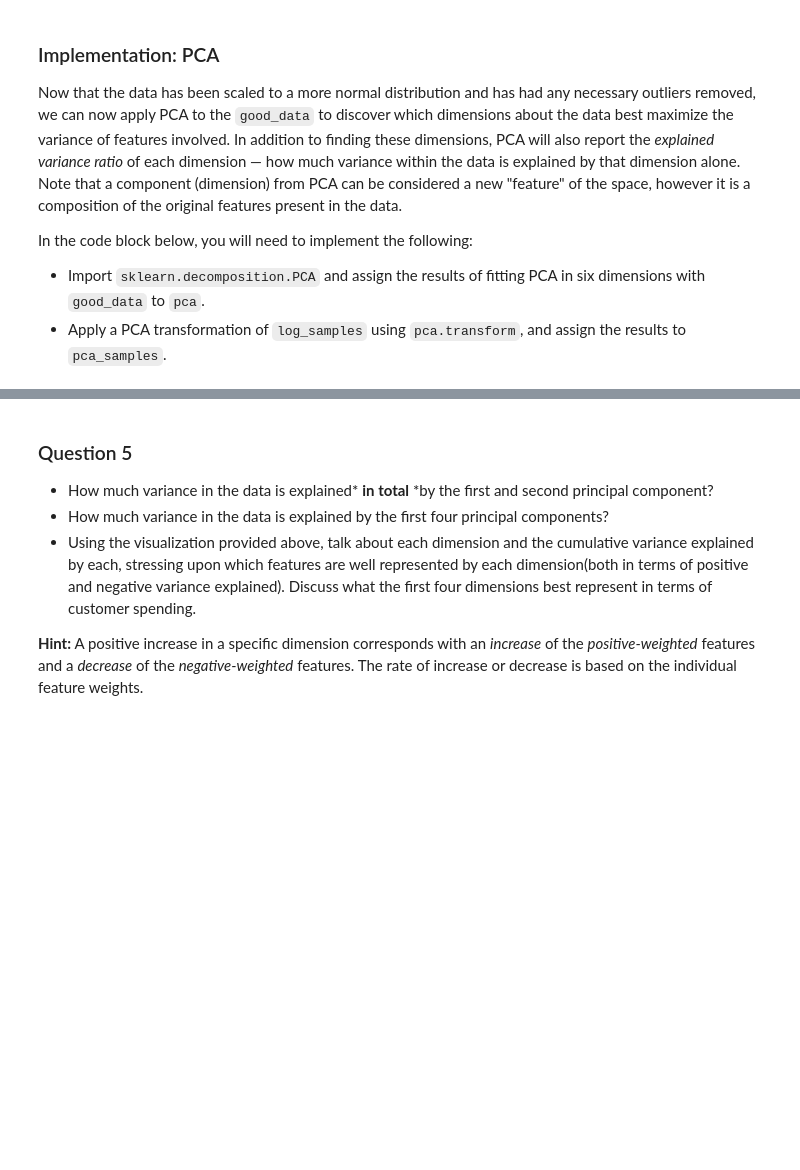
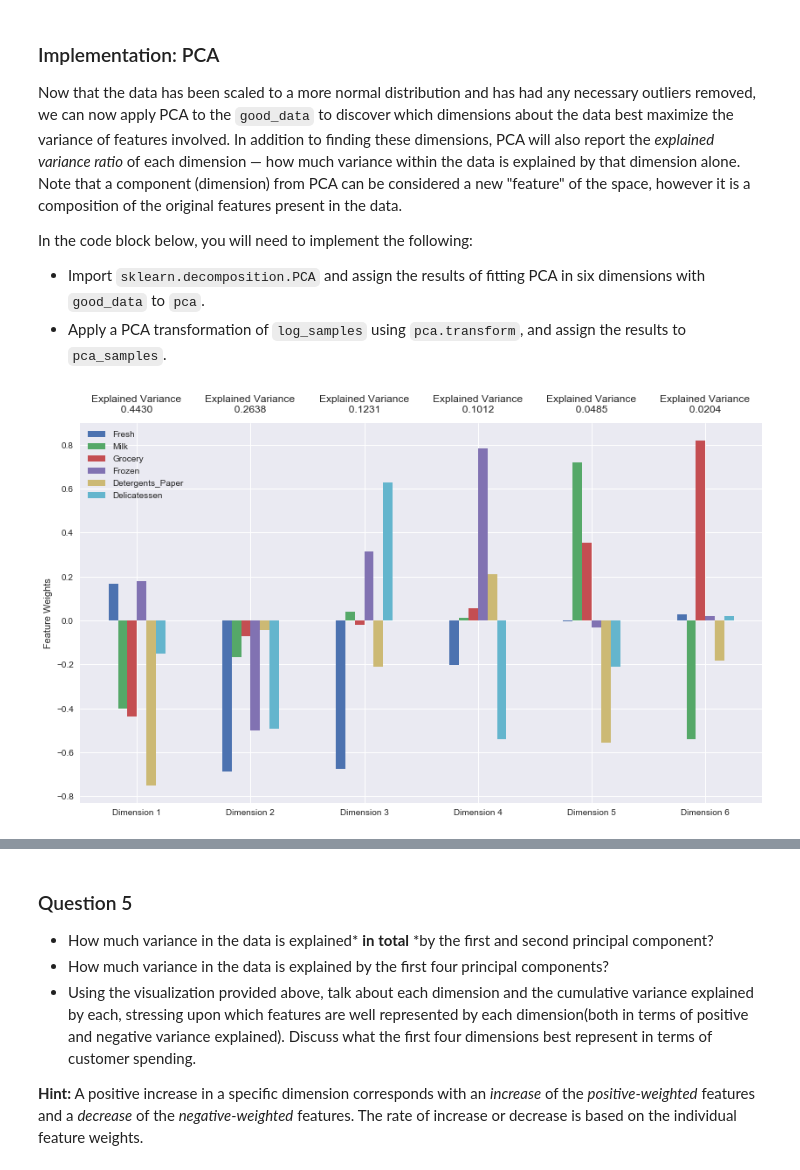
Before and after one commit to nccheng/machine-learning, a Jupyter notebook: projects/customer_segments/customer_segments.ipynb, the cells around one changed output, grey strips where cells are left out. Drawn from its saved outputs; the diff is of its cells as text; code cells hidden in the pictures; blank space fills up the shorter version.

```diff
--- a/projects/customer_segments/customer_segments.ipynb
+++ b/projects/customer_segments/customer_segments.ipynb
@@ -247,24 +257,45 @@ In the code block below, you will need to implement the following:
 **NOTE:** If you choose to remove any outliers, ensure that the sample data does not contain any of these points!
 Once you have performed this implementation, the dataset will be stored in the variable `good_data`.
 # %%
+outliers_idx = []
+
 # For each feature find the data points with extreme high or low values
 for feature in log_data.keys():
-
     # TODO: Calculate Q1 (25th percentile of the data) for the given feature
-    Q1 = None
+    Q1 = log_data[feature].quantile(0.25)
+    #print Q1
 
     # TODO: Calculate Q3 (75th percentile of the data) for the given feature
-    Q3 = None
+    Q3 = log_data[feature].quantile(0.75)
+    #print Q3
 
     # TODO: Use the interquartile range to calculate an outlier step (1.5 times the interquartile range)
-    step = None
+    step = 1.5 * (Q3 - Q1)
 
     # Display the outliers
     print "Data points considered outliers for the feature '{}':".format(feature)
     display(log_data[~((log_data[feature] >= Q1 - step) & (log_data[feature] <= Q3 + step))])
+    #import pdb; pdb.set_trace()
+    outliers_idx.append(log_data[~((log_data[feature] >= Q1 - step) & (log_data[feature] <= Q3 + step))].index.tolist())
+
 
 # OPTIONAL: Select the indices for data points you wish to remove
-outliers  = []
+outliers_all = []
+outliers_dup = []
+for lst in outliers_idx:
+    for idx in lst:
+        if idx not in outliers_all:
+            outliers_all.append(idx)
+        else:
+            if idx not in outliers_dup:
+                outliers_dup.append(idx)
+
+# Data points are considered as outliers for more than one feature
+outliers = outliers_dup
 
 # Remove the outliers, if any were specified
 good_data = log_data.drop(log_data.index[outliers]).reset_index(drop = True)
+print "Number of outliers: ", len(outliers_all)
+print "Duplicated outliers: ", outliers_dup
+print "Original dataset has {} samples".format(log_data.shape[0])
+print "Good dataset with removed outliers has {} samples".format(good_data.shape[0])
@@ -289,11 +388,16 @@ In the code block below, you will need to implement the following:
  - Import `sklearn.decomposition.PCA` and assign the results of fitting PCA in six dimensions with `good_data` to `pca`.
  - Apply a PCA transformation of `log_samples` using `pca.transform`, and assign the results to `pca_samples`.
 # %%
+from sklearn.decomposition import PCA
+
 # TODO: Apply PCA by fitting the good data with the same number of dimensions as features
-pca = None
+pca = PCA(n_components=6)
+pca.fit(good_data)
 
 # TODO: Transform log_samples using the PCA fit above
-pca_samples = None
+pca_samples = pca.transform(log_samples)
 
 # Generate PCA results plot
 pca_results = vs.pca_results(good_data, pca)
+# %% [output]
+[figure, added]
```
Also changed, not shown: parts of 21 cells of this notebook.
